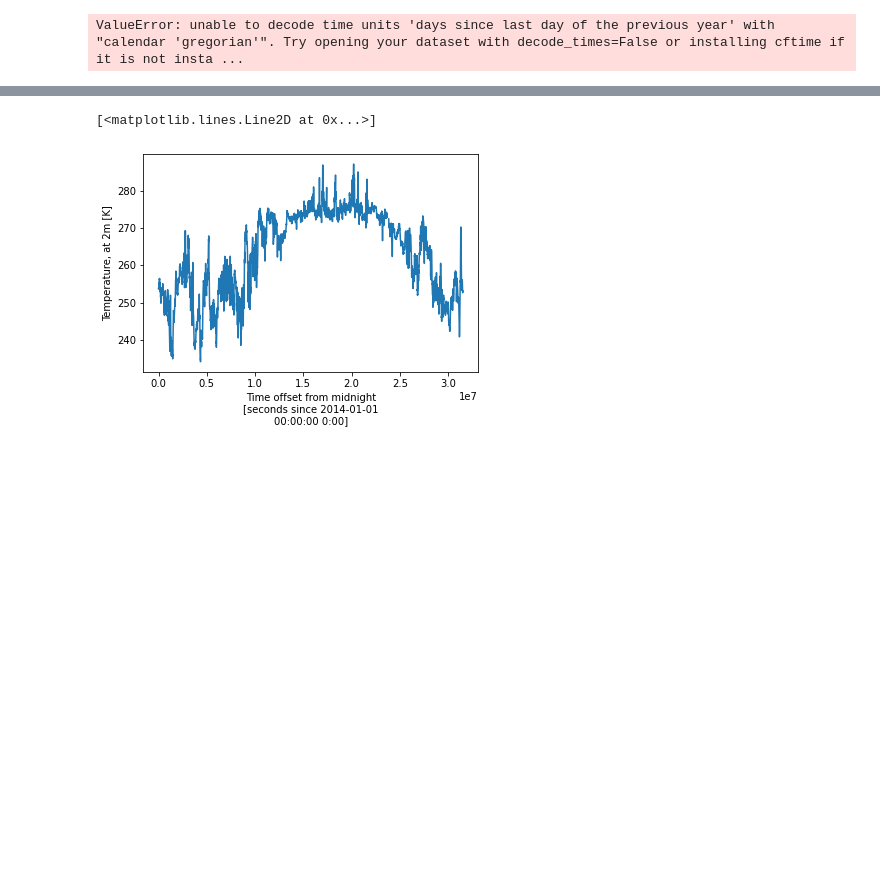
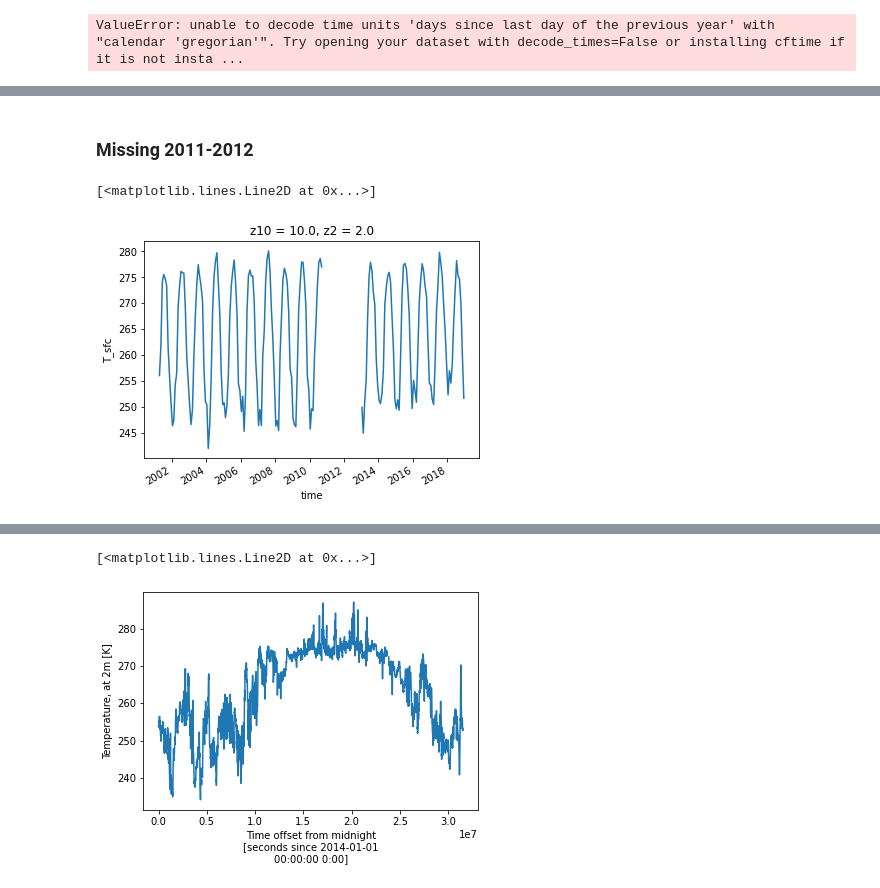
Before and after one commit to jshaw35/spectral_ice, a Jupyter notebook: gridded_trends/arm_trends.ipynb, the cells around one changed output, grey strips where cells are left out. Cells and saved outputs as stored; diff of their text form; code cells hidden in the pictures; blank space fills up the shorter version.

```diff
--- a/gridded_trends/arm_trends.ipynb
+++ b/gridded_trends/arm_trends.ipynb
@@ -91,0 +92,3 @@ test_nc = xr.open_dataset(atmos_files_nc[0],decode_times=False)
+# %%
+new_files.sort()
+new_files
@@ -91,0 +112,15 @@ test_nc = xr.open_dataset(atmos_files_nc[0],decode_times=False)
+# %%
+all_ds = []
+for i in new_files:
+    all_ds.append(xr.open_dataset(i))
+# %%
+upsampled = []
+
+for i in all_ds:
+
+    try:
+        i = i.rename({'temperature_sfc':'T_sfc'}) # handle two variable names (poorly?)
+    except:
+        pass
+    t_monthly = i['T_sfc'].resample(time='1m',skipna=True,loffset='-15D').mean('time')
+    upsampled.append(t_monthly)
@@ -91,0 +147,9 @@ test_nc = xr.open_dataset(atmos_files_nc[0],decode_times=False)
+# %%
+all_t = xr.merge(upsampled)
+# %% [markdown]
+### Missing 2011-2012
+# %%
+all_t['T_sfc'].plot()
+# %% [output]
+[<matplotlib.lines.Line2D at 0x...>]
+[figure, added]
```
Also changed, not shown: parts of 43 cells of this notebook.
